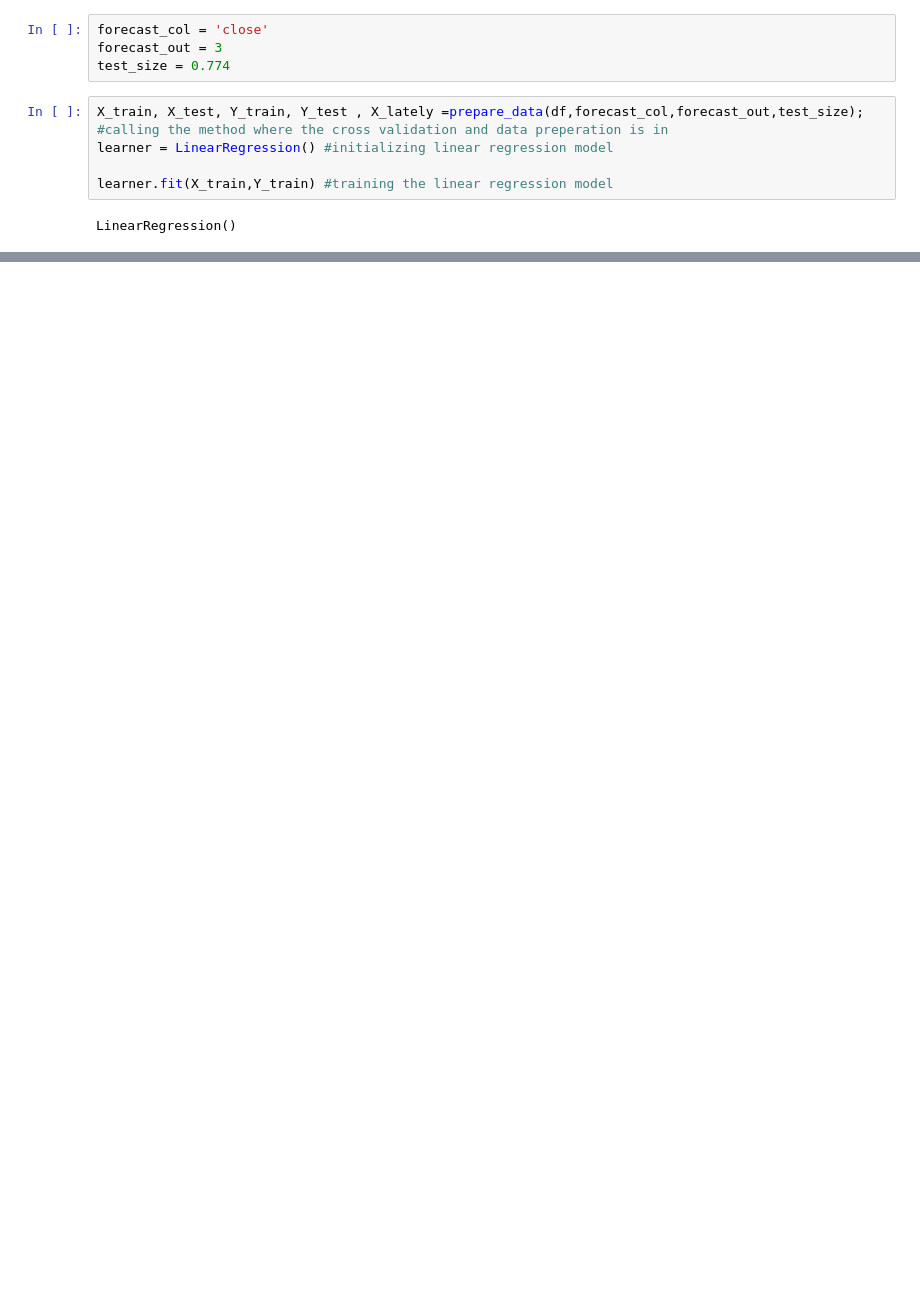
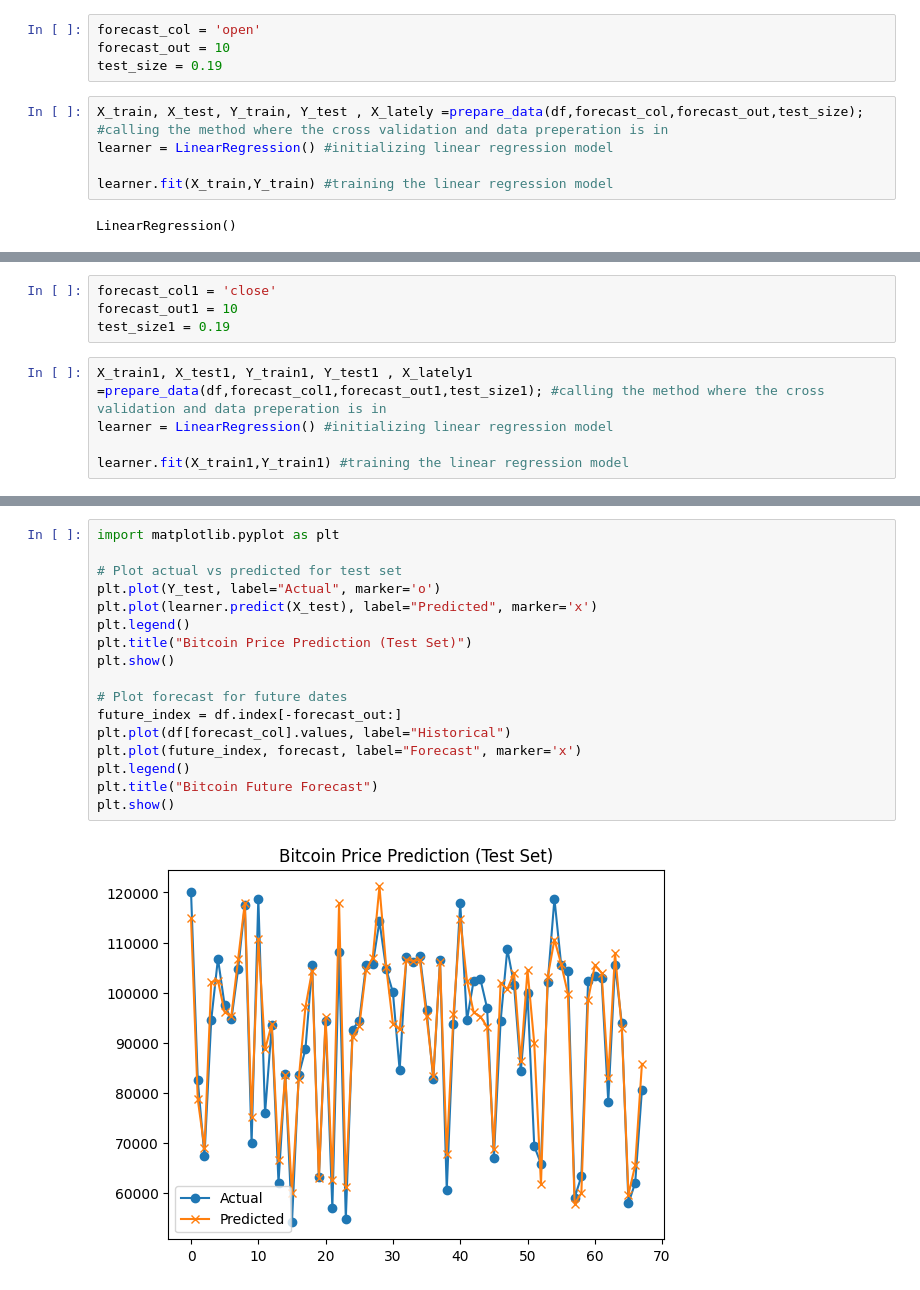
Before and after one commit to sivasamy1/Machine_learning_research, a Jupyter notebook: Stock_price_prediction_linear_regression.ipynb, the cells around one changed output, grey strips where cells are left out. Drawn from its saved outputs; the diff is of its cells as text; blank space fills up the shorter version.

```diff
--- a/Stock_price_prediction_linear_regression.ipynb
+++ b/Stock_price_prediction_linear_regression.ipynb
@@ -39,9 +42,9 @@ print(tabulate(df.head(10), headers='keys', tablefmt='github'))
 |  8 | 2025-08-21T00:00:00.000Z | 2025-08-21T23:59:59.999Z | 2025-08-21T02:02:00.000Z | 2025-08-21T19:39:00.000Z |   2781 | 114276 | 114803 | 111986 |  112419 | 5.78179e+10 | 2.23852e+12 | 2025-08-21T ...
 |  9 | 2025-08-20T00:00:00.000Z | 2025-08-20T23:59:59.999Z | 2025-08-20T22:57:00.000Z | 2025-08-20T14:18:00.000Z |   2781 | 112828 | 114626 | 112388 |  114275 | 6.79938e+10 | 2.27514e+12 | 2025-08-20T ...
 # %%
-forecast_col = 'close'
-forecast_out = 3
-test_size = 0.774
+forecast_col = 'open'
+forecast_out = 10
+test_size = 0.19
 # %%
 X_train, X_test, Y_train, Y_test , X_lately =prepare_data(df,forecast_col,forecast_out,test_size); #calling the method where the cross validation and data preperation is in
 learner = LinearRegression() #initializing linear regression model
@@ -61,0 +67,9 @@ print(response)
+# %%
+forecast_col1 = 'close'
+forecast_out1 = 10
+test_size1 = 0.19
+# %%
+X_train1, X_test1, Y_train1, Y_test1 , X_lately1 =prepare_data(df,forecast_col1,forecast_out1,test_size1); #calling the method where the cross validation and data preperation is in
+learner = LinearRegression() #initializing linear regression model
+
+learner.fit(X_train1,Y_train1) #training the linear regression model
@@ -61,0 +105,19 @@ print(response)
+# %%
+import matplotlib.pyplot as plt
+
+# Plot actual vs predicted for test set
+plt.plot(Y_test, label="Actual", marker='o')
+plt.plot(learner.predict(X_test), label="Predicted", marker='x')
+plt.legend()
+plt.title("Bitcoin Price Prediction (Test Set)")
+plt.show()
+
+# Plot forecast for future dates
+future_index = df.index[-forecast_out:]
+plt.plot(df[forecast_col].values, label="Historical")
+plt.plot(future_index, forecast, label="Forecast", marker='x')
+plt.legend()
+plt.title("Bitcoin Future Forecast")
+plt.show()
+# %% [output]
+[figure, added]
```
Also changed, not shown: parts of 7 cells of this notebook.
